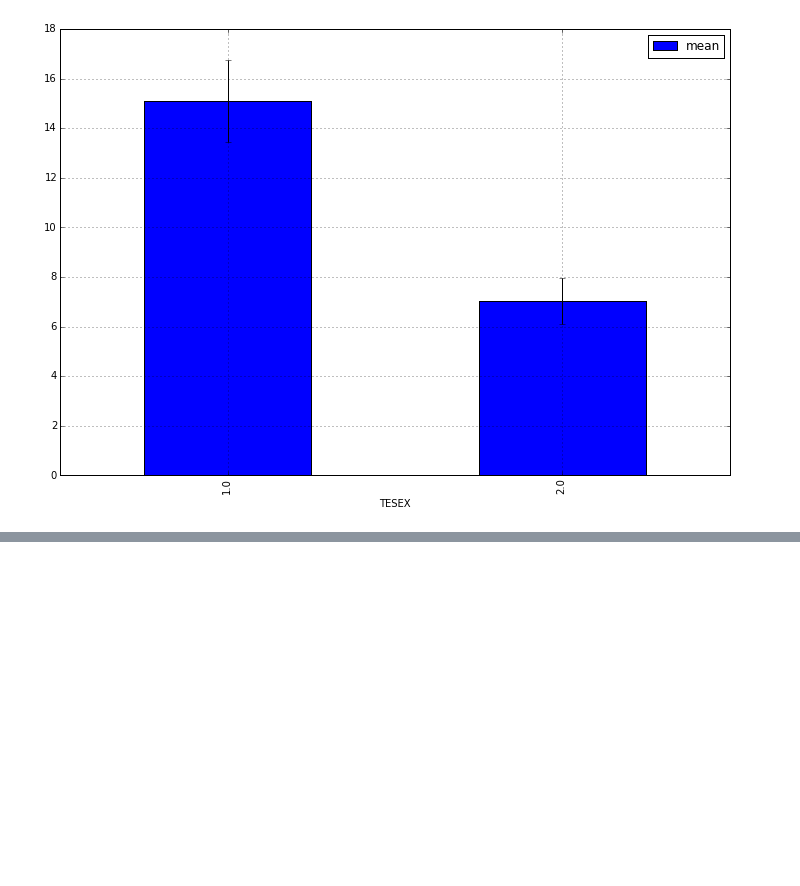
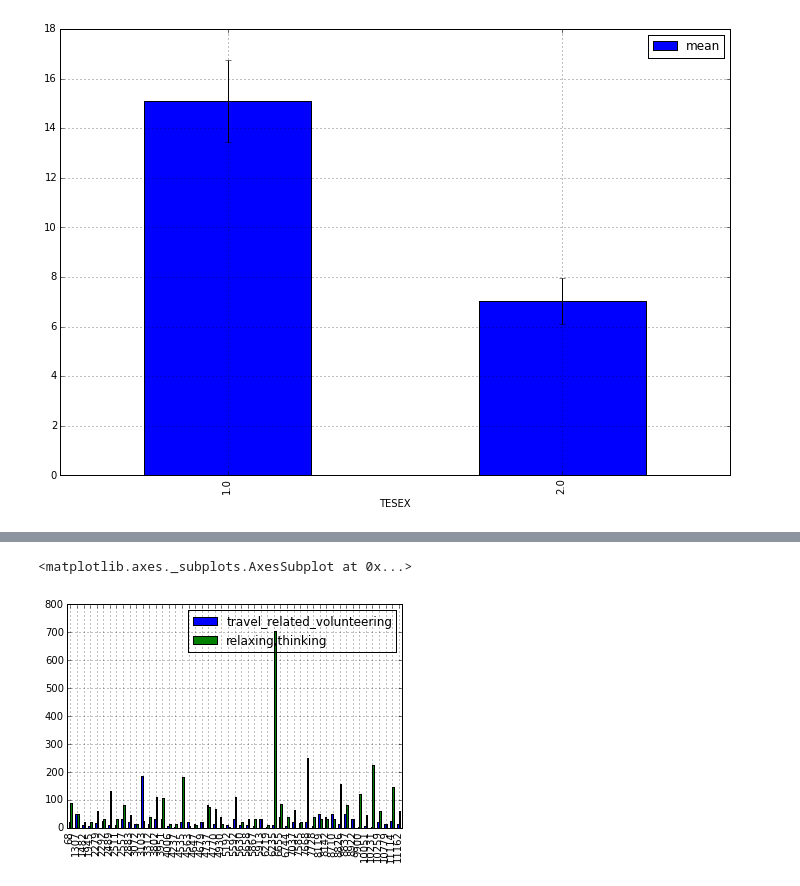
Before and after one commit to pjpassa/atus-analysis-system, a Jupyter notebook: Test Notebook 1.ipynb, the cells around one changed output, grey strips where cells are left out. Cells and saved outputs as stored; diff of their text form; code cells hidden in the pictures; blank space fills up the shorter version.

```diff
--- a/Test Notebook 1.ipynb
+++ b/Test Notebook 1.ipynb
@@ -100,0 +113,2 @@ UnboundLocalError: local variable 'std' referenced before assignment
+# %%
+thinkingtravelrelatedvolunteering = datasets(test)
@@ -100,0 +133,5 @@ UnboundLocalError: local variable 'std' referenced before assignment
+# %%
+thinkingtravelrelatedvolunteering.plot(kind = "bar")
+# %% [output]
+<matplotlib.axes._subplots.AxesSubplot at 0x...>
+[figure, added]
```
Also changed, not shown: parts of 18 cells of this notebook.
